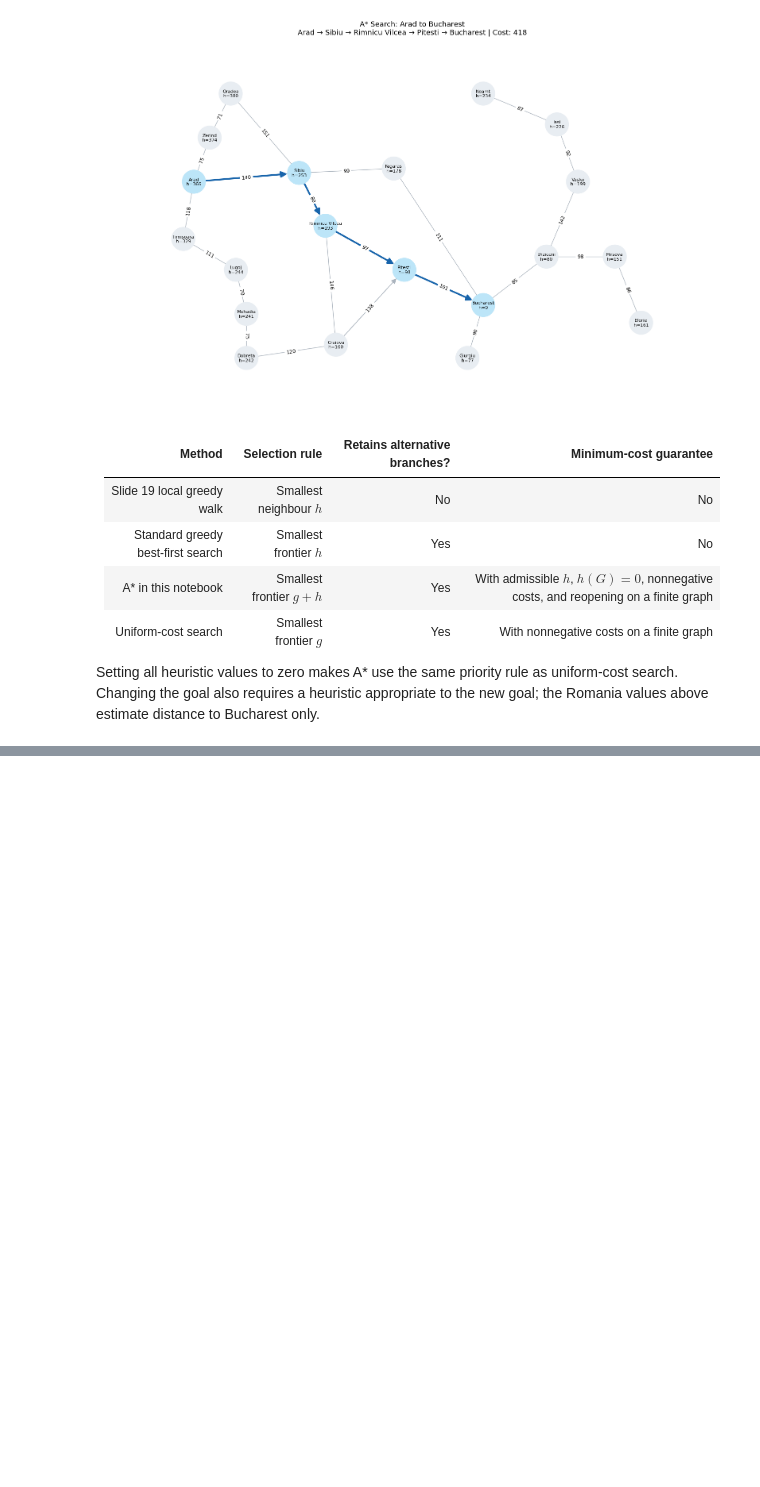
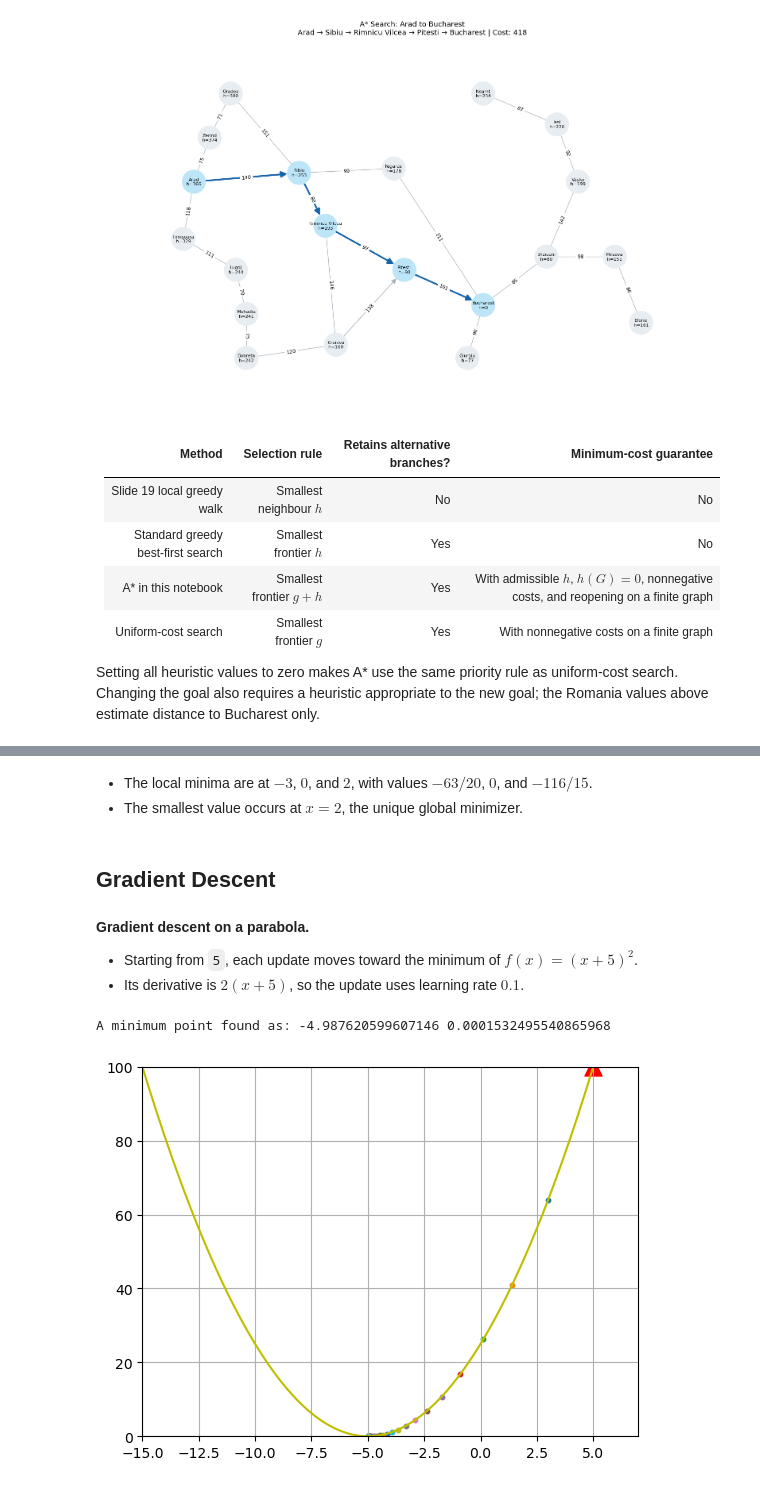
Before and after one commit to jalil-piran/AI, a Jupyter notebook: AI_2026.ipynb, the cells around one changed output, grey strips where cells are left out. Cells and saved outputs as stored; diff of their text form; code cells hidden in the pictures; blank space fills up the shorter version.

```diff
--- a/AI_2026.ipynb
+++ b/AI_2026.ipynb
@@ -828,0 +956,30 @@ Setting all heuristic values to zero makes A* use the same priority rule as unif
+# %% [markdown]
+* The local minima are at $-3$, $0$, and $2$, with values $-63/20$, $0$, and $-116/15$.
+* The smallest value occurs at $x=2$, the unique global minimizer.
+# %% [markdown]
+## Gradient Descent
+# %% [markdown]
+**Gradient descent on a parabola.**
+
+* Starting from `5`, each update moves toward the minimum of $f(x)=(x+5)^2$.
+* Its derivative is $2(x+5)$, so the update uses learning rate $0.1$.
+# %%
+import numpy as np
+import matplotlib.pyplot as plt
+
+x = np.arange(-15, 7, 0.01)
+plt.plot(x, (x + 5)**2, 'y-')
+plt.xlim(-15, 7); plt.ylim(0, 100)
+start, y1 = 5.0, 100.0
+plt.scatter(start, y1, color='r', marker='^', s=150)
+for _ in range(2000):
+    start -= 0.2 * (start + 5)
+    y0 = (start + 5)**2
+    plt.scatter(start, y0, marker='o', s=10)
+    if abs(y1 - y0) <= 1e-4: break
+    y1 = y0
+print('A minimum point found as:', start, y0)
+plt.grid();
+# %% [output]
+A minimum point found as: -4.987620599607146 0.0001532495540865968
+[figure, added]
```
Also changed, not shown: parts of 38 cells of this notebook.
